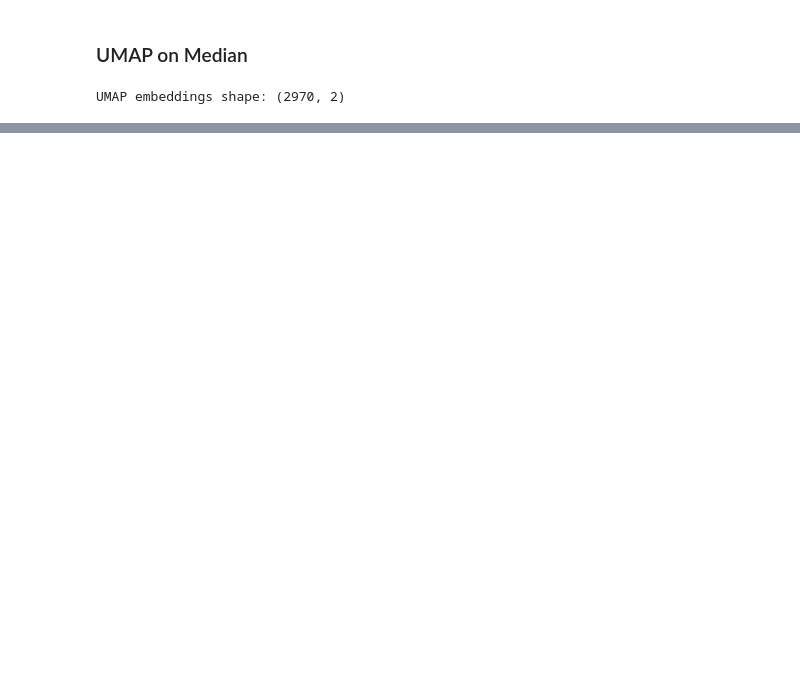
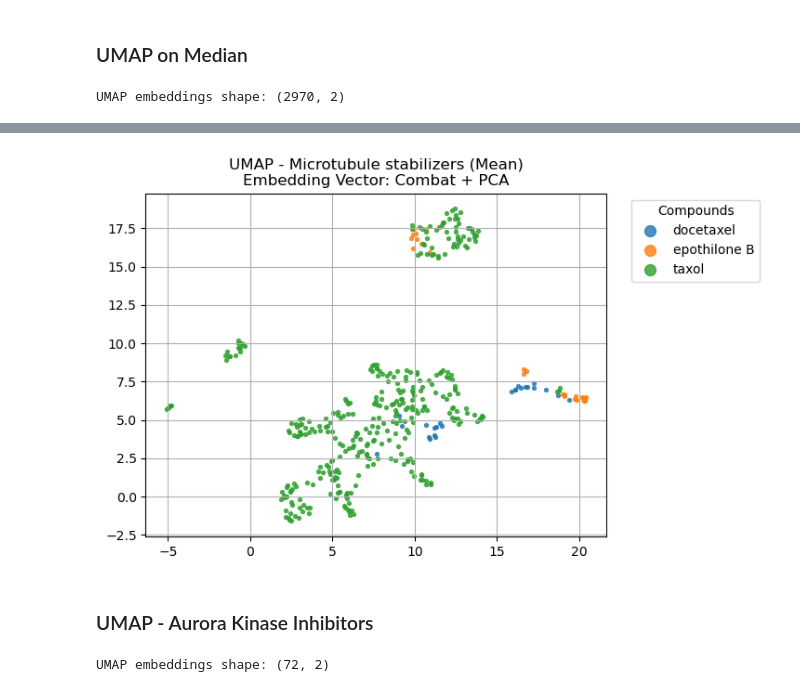
Before and after one commit to mattHG70/SIADS696_Milestone2, a Jupyter notebook: notebooks/milestone2_umap_viz.ipynb, the cells around one changed output, grey strips where cells are left out. Saved outputs shown, nothing was run; the diff lists cells and outputs as text; code cells hidden in the pictures; blank space fills up the shorter version.

```diff
--- a/notebooks/milestone2_umap_viz.ipynb
+++ b/notebooks/milestone2_umap_viz.ipynb
@@ -143,0 +146,4 @@ plt.show()
+# %%
+df_micro_tub = df_well_comb_pca_mean[df_well_comb_pca_mean["Metadata_MoA"] == "Microtubule stabilizers"].reset_index()
+micro_tub_compounds = df_micro_tub["Metadata_Compound"].unique().tolist()
+micro_tub_data = df_micro_tub[data_cols]
@@ -143,0 +156,14 @@ plt.show()
+# %%
+fig, ax = plt.subplots()
+for i, cmpd in enumerate(micro_tub_compounds):
+    idx = df_micro_tub[df_micro_tub["Metadata_Compound"] == cmpd].index.values.tolist()
+    ax.scatter(embed_well_mt[idx, 0], embed_well_mt[idx, 1], s=8, alpha=0.8, label=cmpd)
+plt.grid(True)
+plt.legend(bbox_to_anchor=(1.04, 1), loc="upper left", markerscale=3, title="Compounds")
+plt.title("UMAP - Microtubule stabilizers (Mean)\nEmbedding Vector: Combat + PCA")
+plt.savefig(os.path.join(image_dir, "umap_micro_tub_mean.png"), bbox_inches="tight")
+plt.show()
+# %% [output]
+[figure, added]
+# %% [markdown]
+### UMAP - Aurora Kinase Inhibitors
@@ -143,0 +174,6 @@ plt.show()
+# %%
+umap_aki = umap.UMAP(min_dist=0.2, n_neighbors=4, metric="cosine")
+embed_well_aki = umap_aki.fit_transform(ak_inhib_data)
+print(f"UMAP embeddings shape: {embed_well_aki.shape}")
+# %% [output]
+UMAP embeddings shape: (72, 2)
```
Also changed, not shown: parts of 10 cells of this notebook, 19 other files.
